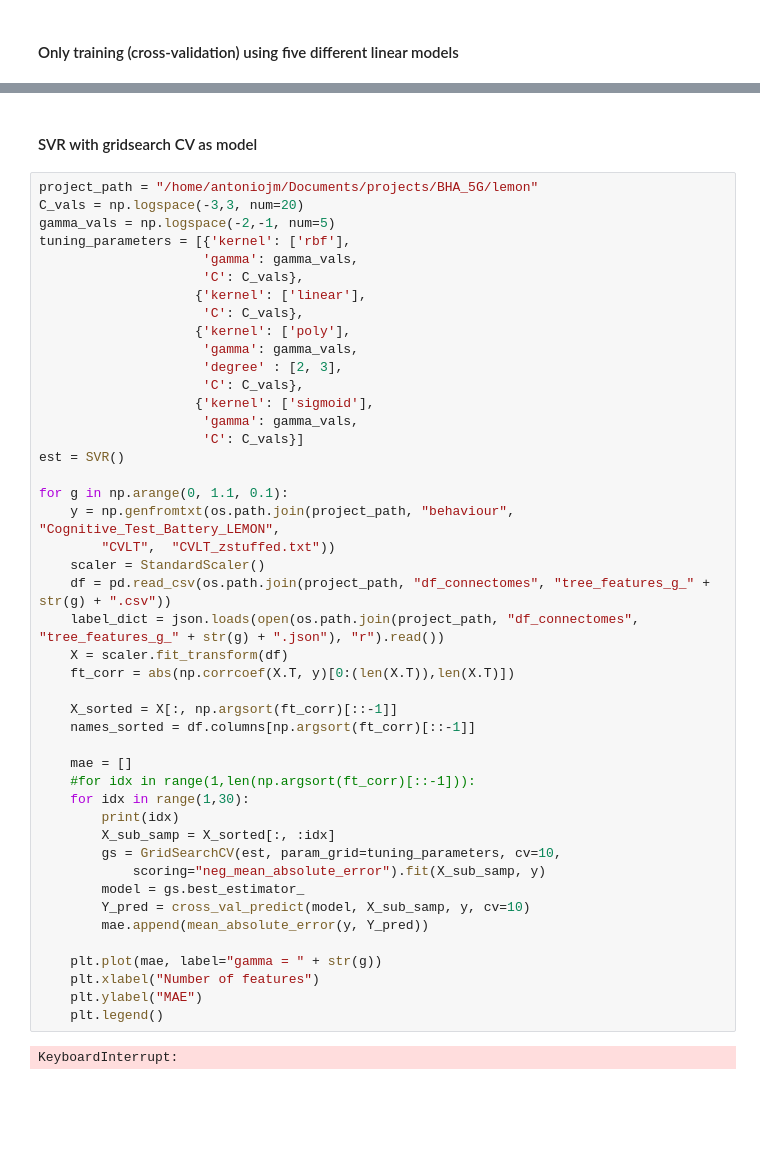
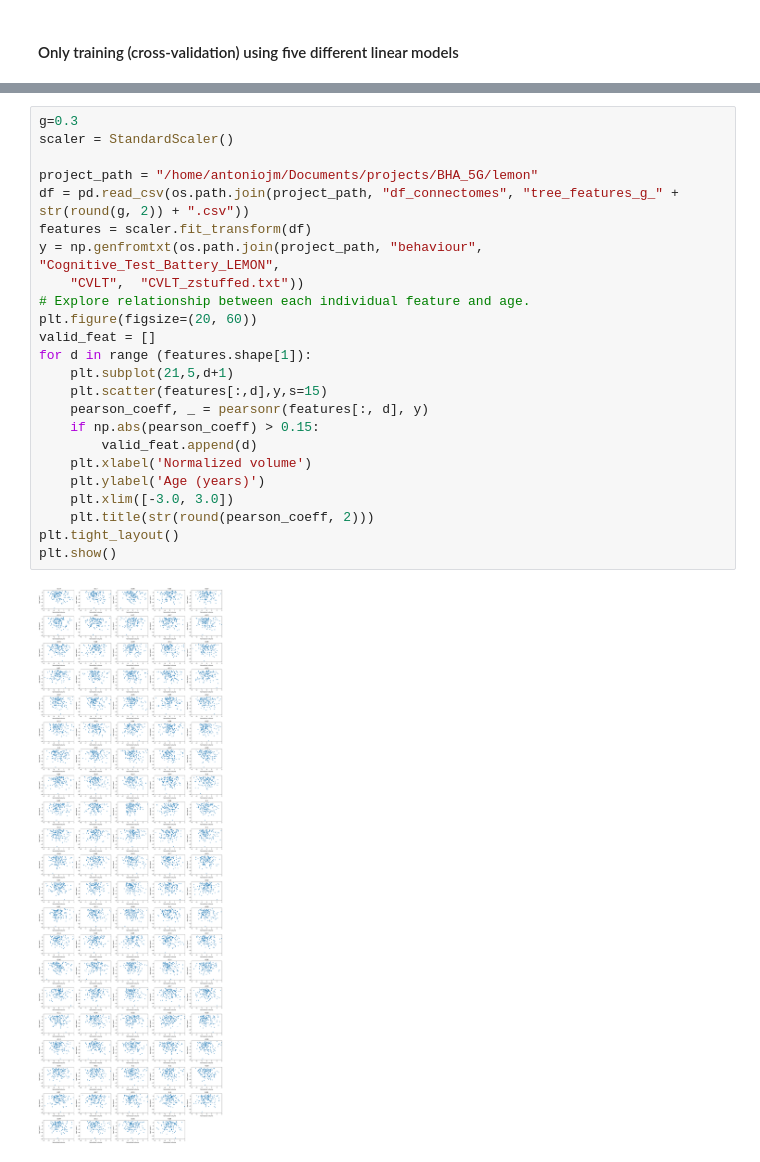
Before and after one commit to compneurobilbao/bha2, a Jupyter notebook: bha/sandbox.ipynb, the cells around one changed output, grey strips where cells are left out. Saved outputs shown, nothing was run; the diff lists cells and outputs as text; blank space fills up the shorter version.

```diff
--- a/bha/sandbox.ipynb
+++ b/bha/sandbox.ipynb
@@ -329,49 +128,26 @@ Index(['SCEXT_lvl_11_mod_2', 'SCEXT_lvl_10_mod_2', 'SCEXT_lvl_18_mod_3',
-# %% [markdown]
-#### SVR with gridsearch CV as model
-# %%
-project_path = "/home/antoniojm/Documents/projects/BHA_5G/lemon"
-C_vals = np.logspace(-3,3, num=20)
-gamma_vals = np.logspace(-2,-1, num=5)
-tuning_parameters = [{'kernel': ['rbf'],
-                     'gamma': gamma_vals,
-                     'C': C_vals},
-                    {'kernel': ['linear'],
-                     'C': C_vals},
-                    {'kernel': ['poly'],
-                     'gamma': gamma_vals,
-                     'degree' : [2, 3],
-                     'C': C_vals},
-                    {'kernel': ['sigmoid'],
-                     'gamma': gamma_vals,
-                     'C': C_vals}]
-est = SVR()
-
-for g in np.arange(0, 1.1, 0.1):
-    y = np.genfromtxt(os.path.join(project_path, "behaviour", "Cognitive_Test_Battery_LEMON",
-        "CVLT",  "CVLT_zstuffed.txt"))
-    scaler = StandardScaler()
-    df = pd.read_csv(os.path.join(project_path, "df_connectomes", "tree_features_g_" + str(g) + ".csv"))
-    label_dict = json.loads(open(os.path.join(project_path, "df_connectomes", "tree_features_g_" + str(g) + ".json"), "r").read())
-    X = scaler.fit_transform(df)
-    ft_corr = abs(np.corrcoef(X.T, y)[0:(len(X.T)),len(X.T)])
-
-    X_sorted = X[:, np.argsort(ft_corr)[::-1]]
-    names_sorted = df.columns[np.argsort(ft_corr)[::-1]]
-
-    mae = []
-    #for idx in range(1,len(np.argsort(ft_corr)[::-1])):
-    for idx in range(1,30):
-        print(idx)
-        X_sub_samp = X_sorted[:, :idx]
-        gs = GridSearchCV(est, param_grid=tuning_parameters, cv=10,
-            scoring="neg_mean_absolute_error").fit(X_sub_samp, y)
-        model = gs.best_estimator_
-        Y_pred = cross_val_predict(model, X_sub_samp, y, cv=10)
-        mae.append(mean_absolute_error(y, Y_pred))
-
-    plt.plot(mae, label="gamma = " + str(g))
-    plt.xlabel("Number of features")
-    plt.ylabel("MAE")
-    plt.legend()
-# %% [output]
-KeyboardInterrupt:
+# %%
+g=0.3
+scaler = StandardScaler()
+
+project_path = "/home/antoniojm/Documents/projects/BHA_5G/lemon"
+df = pd.read_csv(os.path.join(project_path, "df_connectomes", "tree_features_g_" + str(round(g, 2)) + ".csv"))
+features = scaler.fit_transform(df)
+y = np.genfromtxt(os.path.join(project_path, "behaviour", "Cognitive_Test_Battery_LEMON",
+    "CVLT",  "CVLT_zstuffed.txt"))
+# Explore relationship between each individual feature and age.
+plt.figure(figsize=(20, 60))
+valid_feat = []
+for d in range (features.shape[1]):
+    plt.subplot(21,5,d+1)
+    plt.scatter(features[:,d],y,s=15)
+    pearson_coeff, _ = pearsonr(features[:, d], y)
+    if np.abs(pearson_coeff) > 0.15:
+        valid_feat.append(d)
+    plt.xlabel('Normalized volume')
+    plt.ylabel('Age (years)')
+    plt.xlim([-3.0, 3.0])
+    plt.title(str(round(pearson_coeff, 2)))
+plt.tight_layout()
+plt.show()
+# %% [output]
+[figure, added]
```
Also changed, not shown: parts of 30 cells of this notebook, 1 other file.
